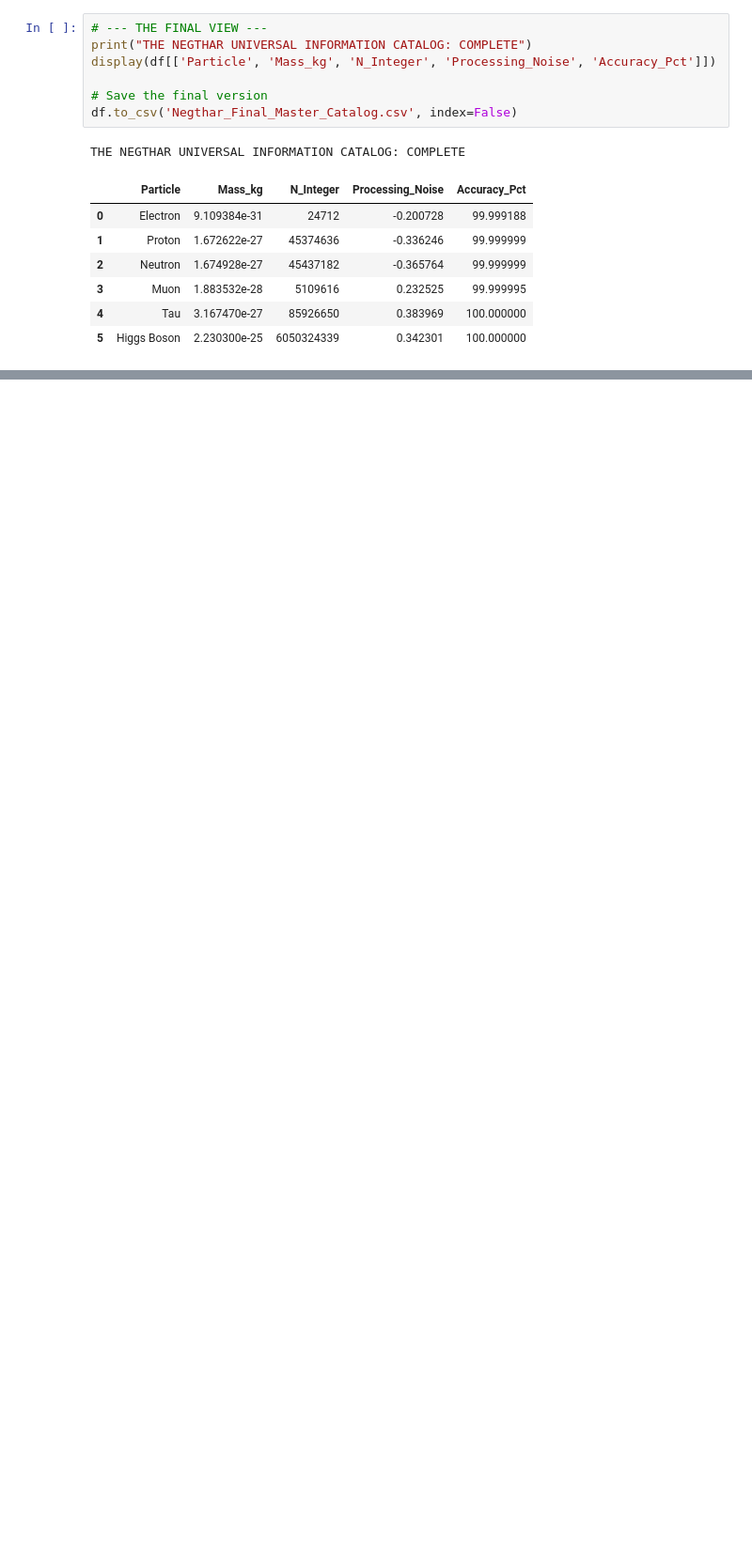
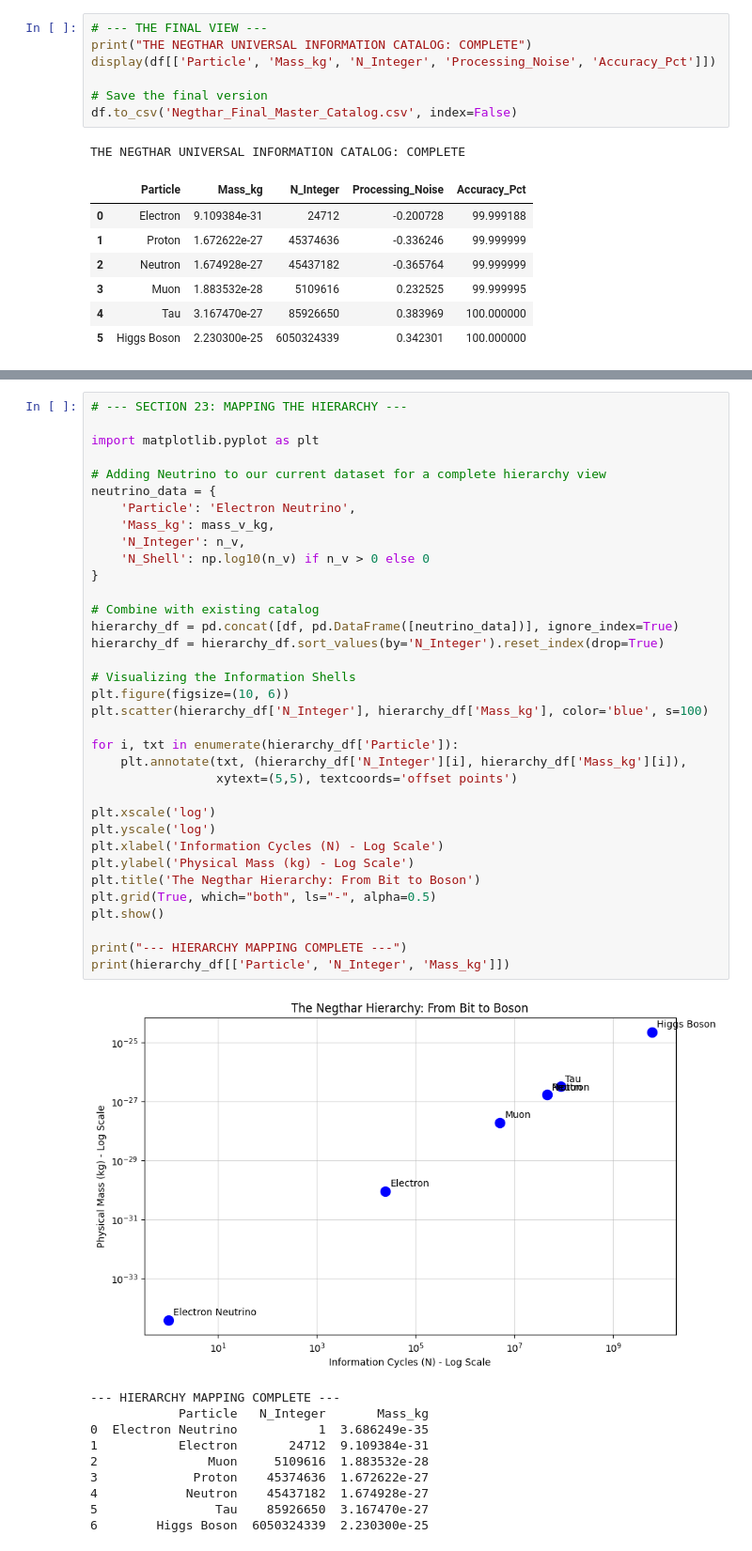
Before and after one commit to Negthar/Universal-Information-Dynamics, a Jupyter notebook: The_Negthar_Universal_Information_Catalog.ipynb, the cells around one changed output, grey strips where cells are left out. Shown at 94% size. Cells and saved outputs as stored; diff of their text form; blank space fills up the shorter version.

```diff
--- a/The_Negthar_Universal_Information_Catalog.ipynb
+++ b/The_Negthar_Universal_Information_Catalog.ipynb
@@ -533,0 +656,46 @@ THE NEGTHAR UNIVERSAL INFORMATION CATALOG: COMPLETE
+# %%
+# --- SECTION 23: MAPPING THE HIERARCHY ---
+
+import matplotlib.pyplot as plt
+
+# Adding Neutrino to our current dataset for a complete hierarchy view
+neutrino_data = {
+    'Particle': 'Electron Neutrino',
+    'Mass_kg': mass_v_kg,
+    'N_Integer': n_v,
+    'N_Shell': np.log10(n_v) if n_v > 0 else 0
+}
+
+# Combine with existing catalog
+hierarchy_df = pd.concat([df, pd.DataFrame([neutrino_data])], ignore_index=True)
+hierarchy_df = hierarchy_df.sort_values(by='N_Integer').reset_index(drop=True)
+
+# Visualizing the Information Shells
+plt.figure(figsize=(10, 6))
+plt.scatter(hierarchy_df['N_Integer'], hierarchy_df['Mass_kg'], color='blue', s=100)
+
+for i, txt in enumerate(hierarchy_df['Particle']):
+    plt.annotate(txt, (hierarchy_df['N_Integer'][i], hierarchy_df['Mass_kg'][i]),
+                 xytext=(5,5), textcoords='offset points')
+
+plt.xscale('log')
+plt.yscale('log')
+plt.xlabel('Information Cycles (N) - Log Scale')
+plt.ylabel('Physical Mass (kg) - Log Scale')
+plt.title('The Negthar Hierarchy: From Bit to Boson')
+plt.grid(True, which="both", ls="-", alpha=0.5)
+plt.show()
+
+print("--- HIERARCHY MAPPING COMPLETE ---")
+print(hierarchy_df[['Particle', 'N_Integer', 'Mass_kg']])
+# %% [output]
+[figure, added]
+--- HIERARCHY MAPPING COMPLETE ---
+            Particle   N_Integer       Mass_kg
+0  Electron Neutrino           1  3.686249e-35
+1           Electron       24712  9.109384e-31
+2               Muon     5109616  1.883532e-28
+3             Proton    45374636  1.672622e-27
+4            Neutron    45437182  1.674928e-27
+5                Tau    85926650  3.167470e-27
+6        Higgs Boson  6050324339  2.230300e-25
```
Also changed, not shown: parts of 26 cells of this notebook.
